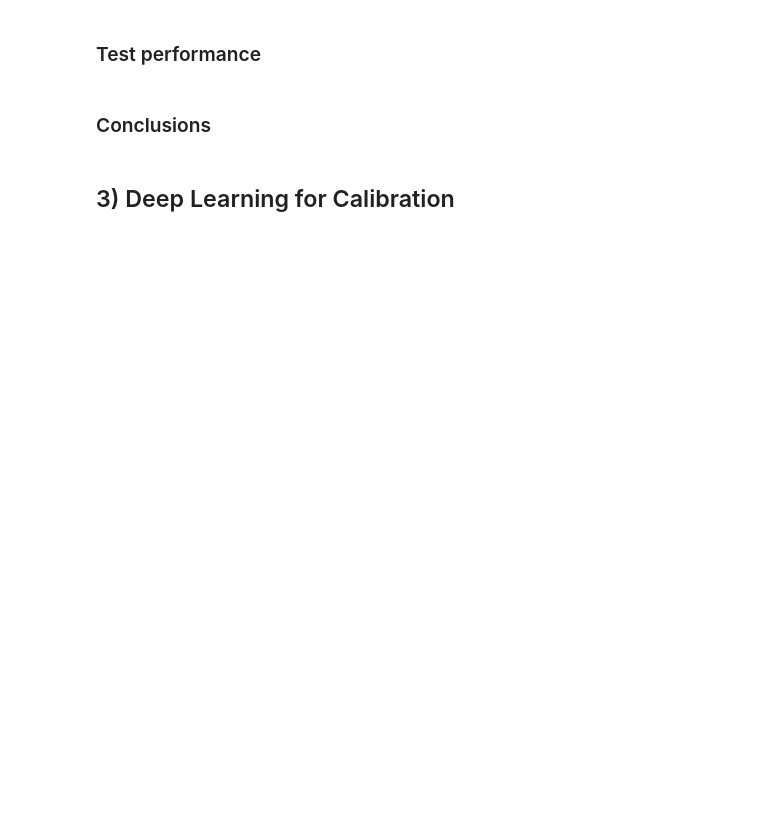
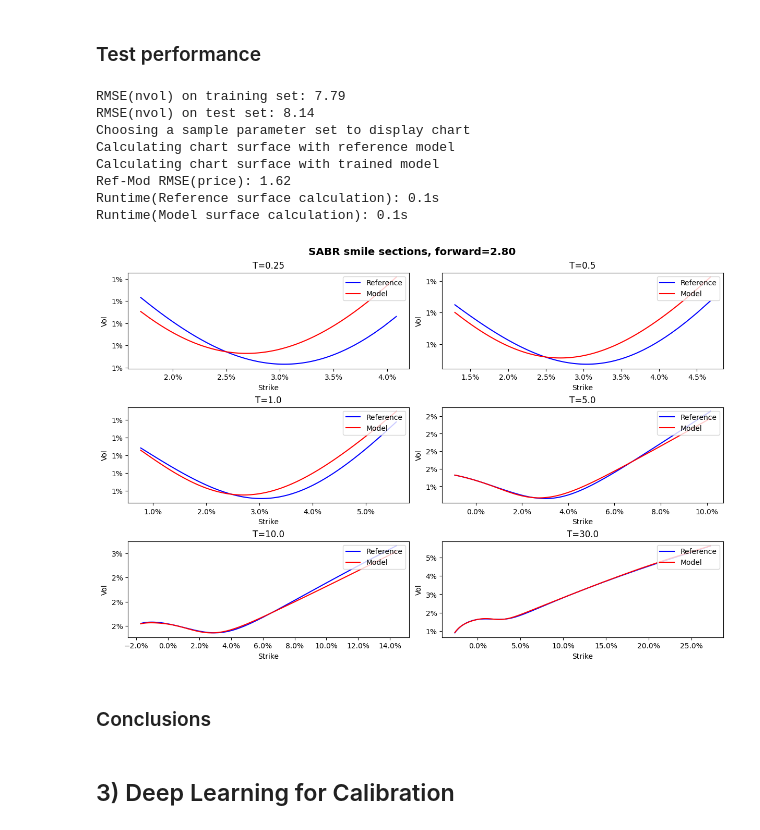
Before and after one commit to sebgur/SDev.Python, a Jupyter notebook: notebooks/Deep Learning StoVol-MB.ipynb, the cells around one changed output. Saved outputs shown, nothing was run; the diff lists cells and outputs as text; code cells hidden in the pictures; blank space fills up the shorter version.

```diff
--- a/notebooks/Deep Learning StoVol-MB.ipynb
+++ b/notebooks/Deep Learning StoVol-MB.ipynb
@@ -293,0 +532,15 @@ Let us proceed with the following steps:
+# %%
+pr_model_path = os.path.join(pr_model_folder, "SABR")
+print("Loading pre-trained model from: " + pr_model_path)
+pr_pt_model = load_learning_model(pr_model_path)
+pr_pt_keras_model = pr_pt_model.model
+HIDDEN_LAYERS = NUM_NEURONS = DROP_OUT = None
+topology = pr_pt_model.topology_
+if topology is not None:
+    HIDDEN_LAYERS = topology['layers']
+    NUM_NEURONS = topology['neurons']
+    DROP_OUT = topology['dropout']
+
+print(f"Hidden layer structure: {HIDDEN_LAYERS}")
+print(f"Number of neurons per layer: {NUM_NEURONS}")
+print(f"Drop-out rate: {DROP_OUT:.2f}")
@@ -294,5 +552,69 @@ Let us proceed with the following steps:
 # %% [markdown]
 ### Test performance
+# %%
+# Choose to test on-the-fly model or pre-trained
+PRICING_USE_PRETRAINED = False
+pr_test_model = pr_pt_model if PRICING_USE_PRETRAINED else pr_demo_model
+
+# Check performance
+pr_train_pred = pr_test_model.predict(pr_x_train)
+pr_train_rmse = bps_rmse(pr_train_pred, pr_y_train)
+print(f"RMSE(nvol) on training set: {pr_train_rmse:,.2f}")
+
+pr_test_pred = pr_test_model.predict(pr_x_test)
+pr_test_rmse = bps_rmse(pr_test_pred, pr_y_test)
+print(f"RMSE(nvol) on test set: {pr_test_rmse:,.2f}")
+
+# Generate strike spread axis
+print("Choosing a sample parameter set to display chart")
+NUM_STRIKES = 100
+PARAMS = { 'LnVol': 0.20, 'Beta': 0.5, 'Nu': 0.55, 'Rho': -0.25 }
+FWD = 0.028
+
+# Any number of expiries can be calculated, but for optimum display choose no more than 6
+EXPIRIES = np.asarray([0.25, 0.50, 1.0, 5.0, 10.0, 30.0]).reshape(-1, 1)
+NUM_EXPIRIES = EXPIRIES.shape[0]
+METHOD = 'Percentiles'
+PERCENTS = np.linspace(0.02, 0.98, num=NUM_STRIKES)
+PERCENTS = np.asarray([PERCENTS] * NUM_EXPIRIES)
+
+strikes = cf_generator.convert_strikes(EXPIRIES, PERCENTS, FWD, PARAMS, METHOD)
+ARE_CALLS = [[False] * NUM_STRIKES] * NUM_EXPIRIES # All puts
+# ARE_CALLS = [[False if s < FWD else True for s in expks] for expks in strikes] # Puts/calls
+
+print("Calculating chart surface with reference model")
+timer_ref = Stopwatch("Reference surface calculation")
+timer_ref.trigger()
+ref_prices = cf_generator.price_surface_ref(EXPIRIES, strikes, ARE_CALLS, FWD, PARAMS)
+timer_ref.stop()
+print("Calculating chart surface with trained model")
+timer_mod = Stopwatch("Model surface calculation")
+timer_mod.trigger()
+mod_prices = cf_generator.price_surface_mod(pr_test_model, EXPIRIES, strikes, ARE_CALLS, FWD, PARAMS)
+timer_mod.stop()
+print(f"Ref-Mod RMSE(price): {bps_rmse(ref_prices, mod_prices):.2f}")
+
+# Display timers
+timer_ref.print()
+timer_mod.print()
+
+# Available tranforms: Price, ShiftedBlackScholes, Bachelier
+TITLE = f"SABR smile sections, forward={FWD*100:.2f}"#,%\n parameters={PARAMS}"
+TRANSFORM = "Bachelier"
+# TRANSFORM = "Price"
+# TRANSFORM = "ShiftedBlackScholes"
+xplt.plot_transform_surface(EXPIRIES, strikes, ARE_CALLS, FWD, ref_prices, mod_prices,
+                            TITLE, transform=TRANSFORM)
+# %% [output]
+RMSE(nvol) on training set: 7.79
+RMSE(nvol) on test set: 8.14
+Choosing a sample parameter set to display chart
+Calculating chart surface with reference model
+Calculating chart surface with trained model
+Ref-Mod RMSE(price): 1.62
+Runtime(Reference surface calculation): 0.1s
+Runtime(Model surface calculation): 0.1s
+[figure, added]
 # %% [markdown]
 ### Conclusions
 # %% [markdown]
```
Also changed, not shown: parts of 45 cells of this notebook, 2 other files.
